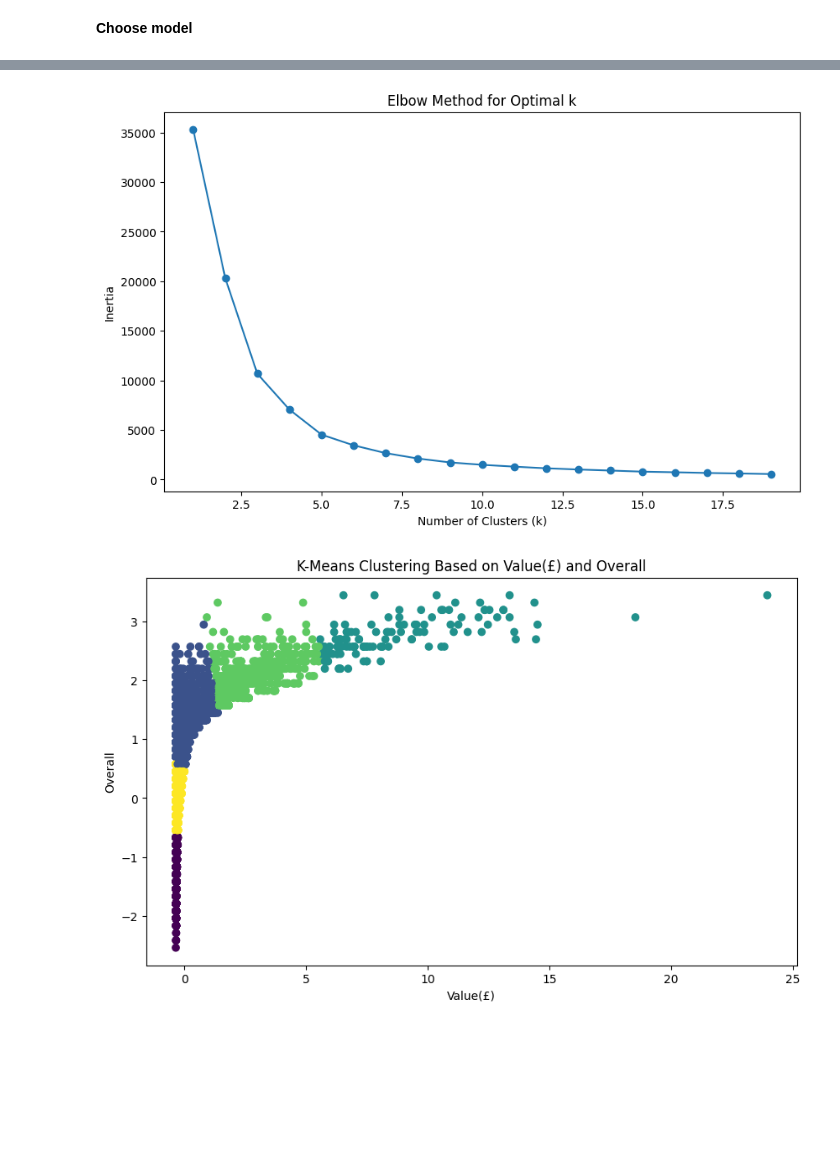
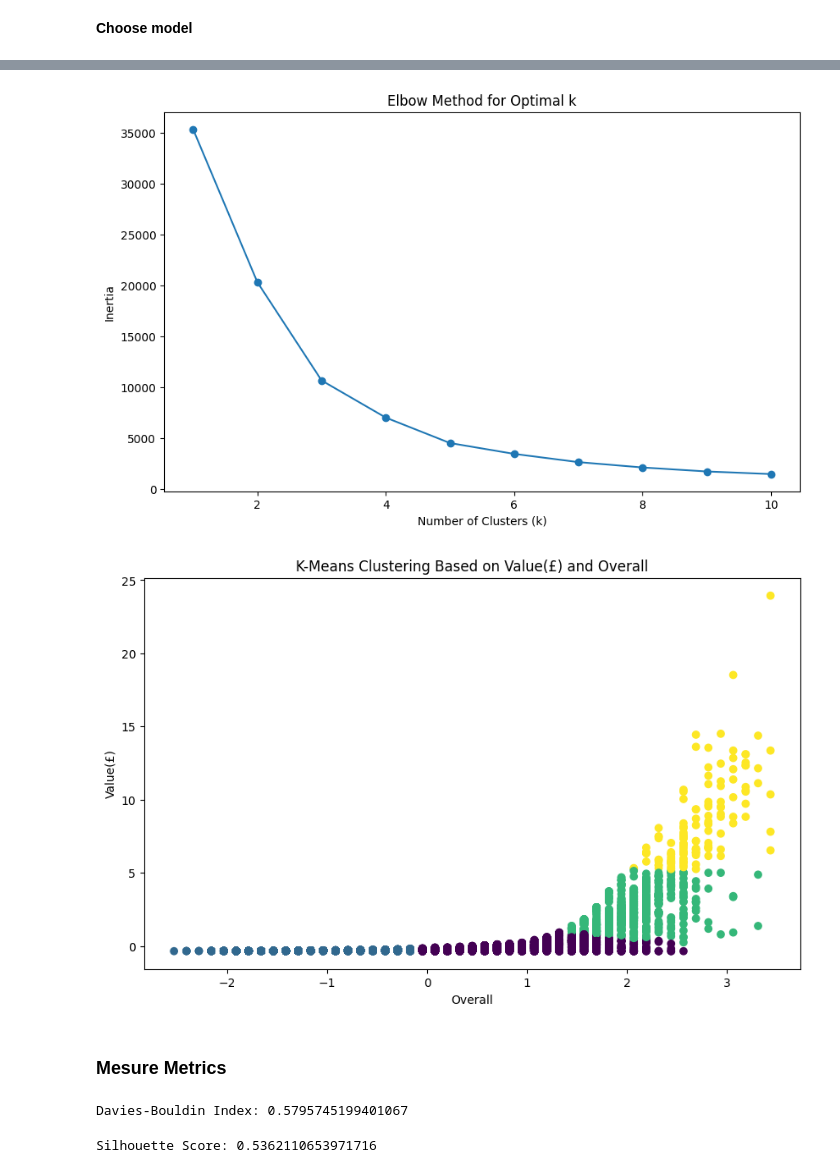
Before and after one commit to 2aman-lafr9a/RecommendationSystem-Microservice, a Jupyter notebook: jupyter_notebooks/model_trainning.ipynb, the cells around one changed output, grey strips where cells are left out. Saved outputs shown, nothing was run; the diff lists cells and outputs as text; code cells hidden in the pictures; blank space fills up the shorter version.

```diff
--- a/jupyter_notebooks/model_trainning.ipynb
+++ b/jupyter_notebooks/model_trainning.ipynb
@@ -12,8 +7,8 @@ import os
 import matplotlib.pyplot as plt
 import seaborn as sns
 
-df = pd.read_csv("/content/gdrive/MyDrive/Colab Notebooks/project/preprocessed_data_v1.csv")
-df.head()
+df_players = pd.read_csv("preprocessed_data_v1.csv")
+df_players.head()
 # %% [output]
 |  | Name | Age | Overall | Club | Value(£) | Age_Group | Overall_Group | Log_Value | Age_Rating |
 | 0 | L. Goretzka | 0.834593 | 2.940553 | FC Bayern München | 11.256167 | 26-30 | 81-90 | 2.245328 | 1.938783 |
@@ -32,13 +27,13 @@ import matplotlib.pyplot as plt
 features_for_clustering = ['Value(£)', 'Overall']
 
 # Standardize the features
-X = df[features_for_clustering]
+X = df_players[features_for_clustering]
 scaler = StandardScaler()
 X_standardized = scaler.fit_transform(X)
 
 # Elbow Method to find optimal k
 inertia = []
-possible_k_values = range(1, 20)
+possible_k_values = range(1, 11)
 
 for k in possible_k_values:
     kmeans = KMeans(n_clusters=k, random_state=42)
@@ -54,15 +49,15 @@ plt.ylabel('Inertia')
 plt.show()
 
 # Choose the optimal value of k based on the elbow method analysis
-optimal_k = 5
+optimal_k = 4
 kmeans = KMeans(n_clusters=optimal_k, random_state=42)
-df['Cluster_Labels'] = kmeans.fit_predict(X_standardized)
+df_players['Cluster_Labels'] = kmeans.fit_predict(X_standardized)
 
 # Visualize clusters using scatter plot
 plt.figure(figsize=(10, 6))
-plt.scatter(df['Value(£)'], df['Overall'], c=df['Cluster_Labels'], cmap='viridis')
+plt.scatter(df_players['Overall'], df_players['Value(£)'], c=df_players['Cluster_Labels'], cmap='viridis')
 plt.title('K-Means Clustering Based on Value(£) and Overall')
-plt.xlabel('Value(£)')
-plt.ylabel('Overall')
+plt.xlabel('Overall')
+plt.ylabel('Value(£)')
 plt.show()
 # %% [output]
@@ -69,3 +78,20 @@ plt.show()
-[figure, old version]
+[figure, new version]
-[figure, old version]
+[figure, new version]
+# %% [markdown]
+### **Mesure Metrics**
+# %%
+from sklearn.metrics import davies_bouldin_score
+
+# Compute Davies-Bouldin Index
+davies_bouldin = davies_bouldin_score(X_standardized, df_players['Cluster_Labels'])
+print(f"Davies-Bouldin Index: {davies_bouldin}")
+# %% [output]
+Davies-Bouldin Index: 0.5795745199401067
+# %%
+from sklearn.metrics import silhouette_score
+
+silhouette_avg = silhouette_score(X_standardized, df_players['Cluster_Labels'])
+print(f"Silhouette Score: {silhouette_avg}")
+# %% [output]
+Silhouette Score: 0.5362110653971716
 # %%
```
Also changed, not shown: parts of 7 cells of this notebook, 13 other files.
